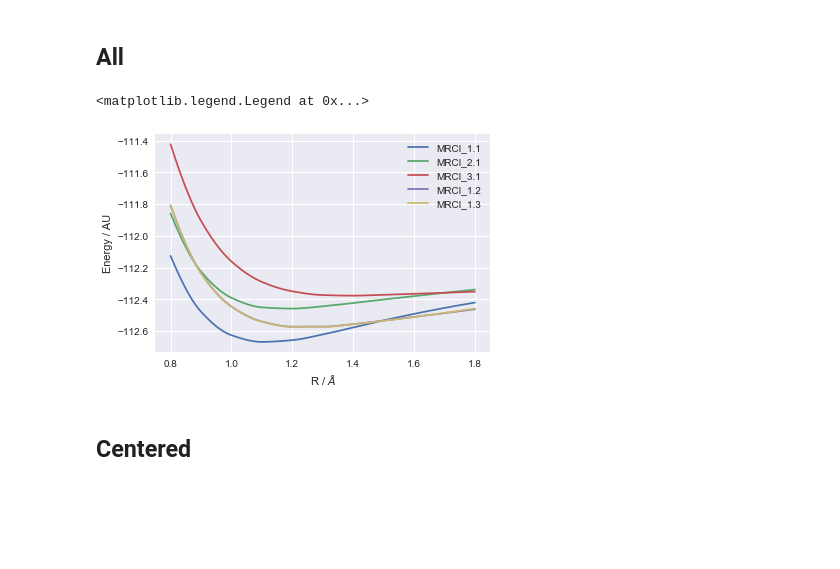
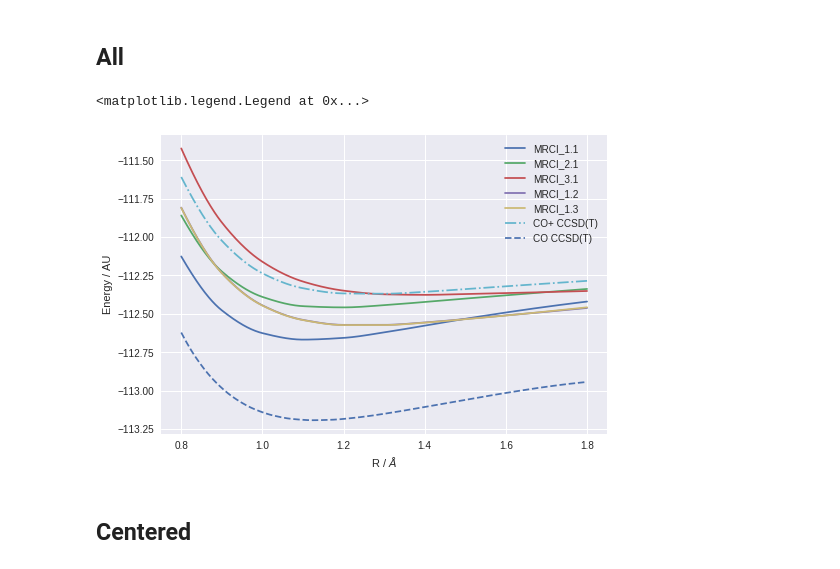
Before and after one commit to jcartus/TMSoCM, a Jupyter notebook: TaskF/DisplayPES.ipynb, the cells around one changed output. Saved outputs shown, nothing was run; the diff lists cells and outputs as text; code cells hidden in the pictures; blank space fills up the shorter version.

```diff
--- a/TaskF/DisplayPES.ipynb
+++ b/TaskF/DisplayPES.ipynb
@@ -37,0 +40,18 @@ E_MRCI_1_3 = np.asarray(E_MRCI_1_3)
+# %%
+path = "../TaskE/pes/pes.tab"
+
+r_CO_pls = []
+E_CO_pls_CCSDT = []
+
+with open(path, "r") as f:
+    for line in f:
+        try:
+            splits = list(map(float, line.split()))
+
+            r_CO_pls.append(splits[0])
+            E_CO_pls_CCSDT.append(splits[2])
+        except:
+            pass
+
+r_CO_pls = np.asarray(r_CO_pls)
+E_CO_pls_CCSDT = np.asarray(E_CO_pls_CCSDT)
@@ -38,3 +60,21 @@ E_MRCI_1_3 = np.asarray(E_MRCI_1_3)
+# %%
+path = "../TaskC/pes.tab"
+
+r_CO = []
+E_CCSDT = []
+
+with open(path, "r") as f:
+    for line in f:
+        try:
+            splits = list(map(float, line.split()))
+
+            r_CO.append(splits[0])
+            E_CCSDT.append(splits[2])
+        except:
+            pass
+
+r_CO = np.asarray(r_CO)
+E_CCSDT = np.asarray(E_CCSDT)
 # %% [markdown]
 # Interpolate
 # %%
@@ -45,6 +85,9 @@ interpolator_MRCI_2_1 = PChip(r, E_MRCI_2_1)
 interpolator_MRCI_3_1 = PChip(r, E_MRCI_3_1)
 interpolator_MRCI_1_2 = PChip(r, E_MRCI_1_2)
 interpolator_MRCI_1_3 = PChip(r, E_MRCI_1_3)
+
+interpolator_CO_CCSDT = PChip(r_CO, E_CCSDT)
+interpolator_CO_pls_CCSDT = PChip(r_CO_pls, E_CO_pls_CCSDT)
 # %% [markdown]
 # Minimum Energies
 # %%
@@ -71,19 +122,23 @@ print("1.3", minimumEnergyPosition(interpolator_MRCI_1_3))
 # %%
 t = np.linspace(0.8, 1.8, 500)
 
 plt.plot(t, interpolator_MRCI_1_1(t), label="MRCI_1.1")
 plt.plot(t, interpolator_MRCI_2_1(t), label="MRCI_2.1")
 plt.plot(t, interpolator_MRCI_3_1(t), label="MRCI_3.1")
 plt.plot(t, interpolator_MRCI_1_2(t), label="MRCI_1.2")
 plt.plot(t, interpolator_MRCI_1_3(t), label="MRCI_1.3")
 
+plt.plot(t, interpolator_CO_pls_CCSDT(t), "-.", label="CO+ UCCSD(T)")
+
+plt.plot(t, interpolator_CO_CCSDT(t), "--", label="CO CCSD(T)")
+
 plt.xlabel("R / $\AA$")
 plt.ylabel("Energy / AU")
 
 plt.legend()
 # %% [output]
 <matplotlib.legend.Legend at 0x...>
-[figure, old version]
+[figure, new version]
 # %% [markdown]
 ## Centered
 # %%
```
Also changed, not shown: parts of 7 cells of this notebook, 1 other file.
